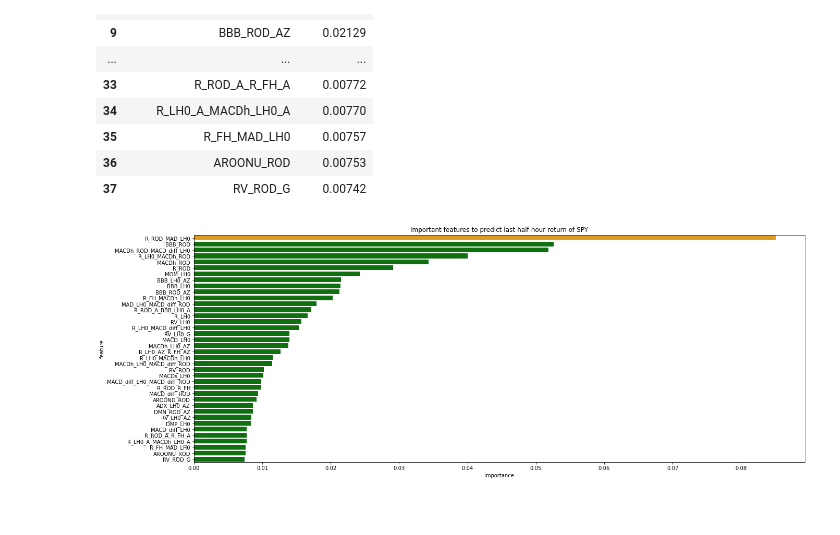
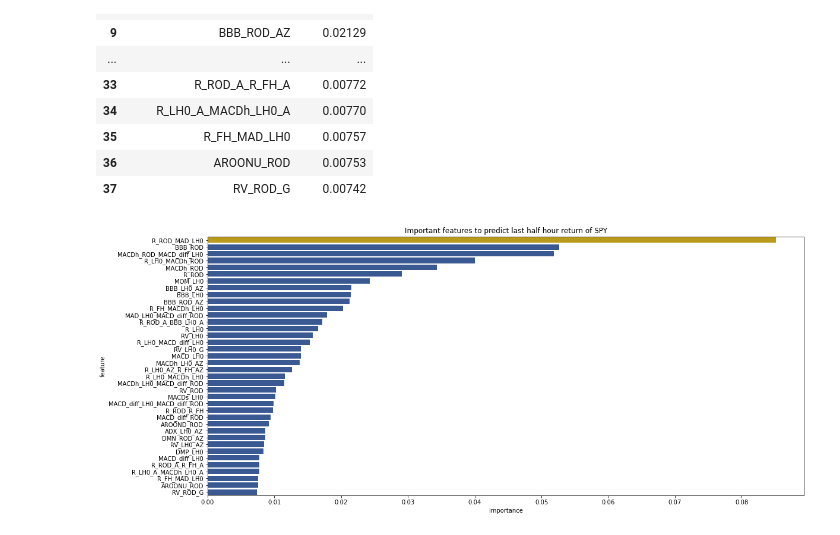
Before and after one commit to LuZhang907/WrappingUp_Exploring_Intraday_Momentum, a Jupyter notebook: Intraday Momentum/visualize feature importance.ipynb, the cells around one changed output. Drawn from its saved outputs; the diff is of its cells as text; code cells hidden in the pictures.

```diff
--- a/Intraday Momentum/visualize feature importance.ipynb
+++ b/Intraday Momentum/visualize feature importance.ipynb
@@ -27,10 +27,10 @@ feat_df
 # %%
 values = feat_df.importance
 idx = feat_df.feature
-plt.figure(figsize=(21,8))
-clrs = ['green' if (x < max(values)) else 'orange' for x in values ]
+plt.figure(figsize=(18,8))
+clrs = ['#2C55A0' if (x < max(values)) else '#D4AA00' for x in values ]
 sns.barplot(y=idx,x=values,palette=clrs).set(title='Important features to predict last half hour return of SPY')
 plt.savefig("/Users/luzhang/Documents/GitHub/WrappingUp_Exploring_Intraday_Momentum/Output Results/Fig3_3_fea_importance.pdf")
 plt.show()
 # %% [output]
-[figure, old version]
+[figure, new version]
```
